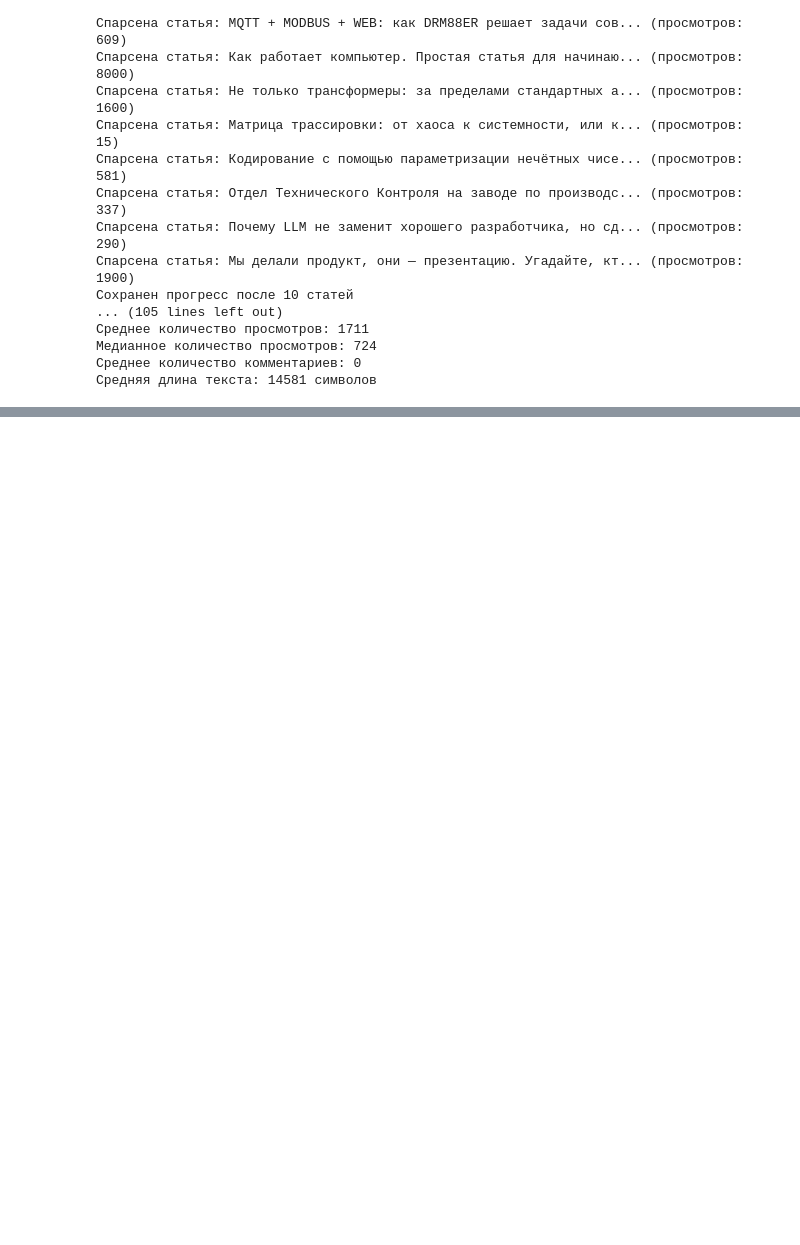
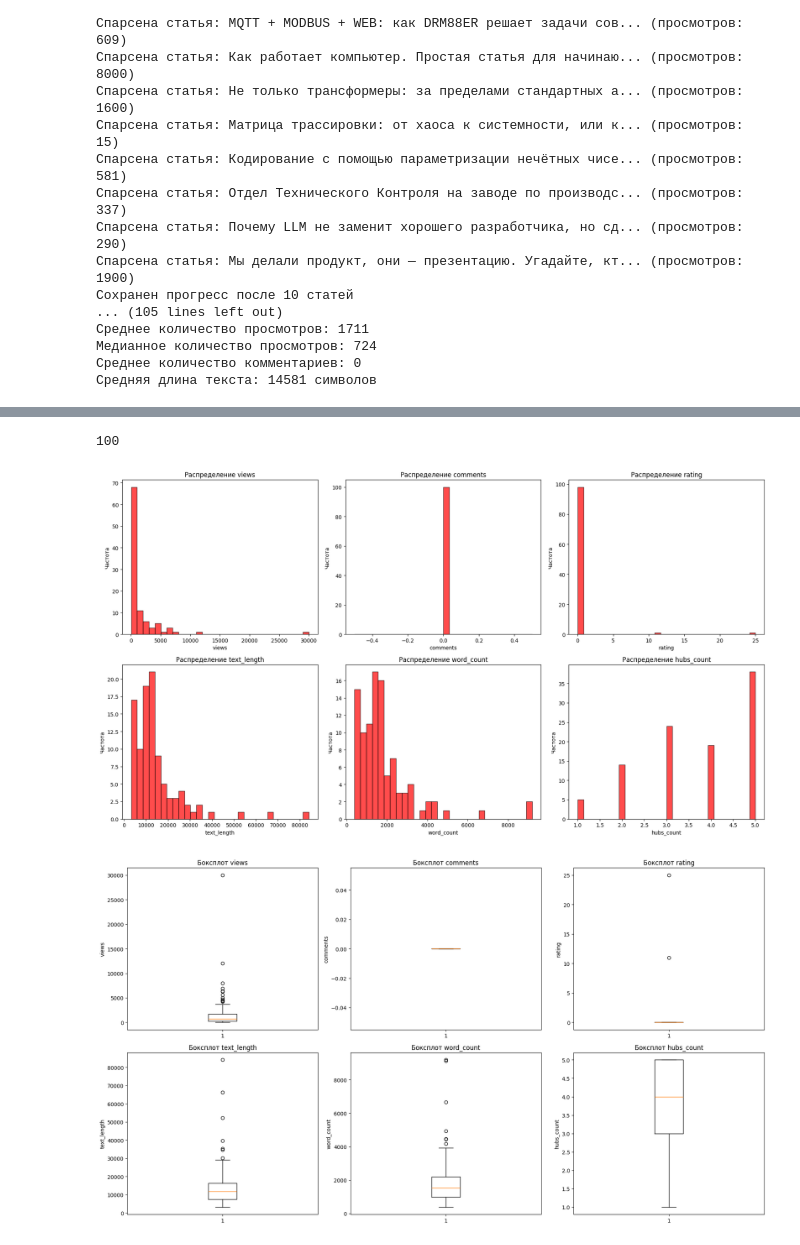
Before and after one commit to AnastasiyaMartynova/nlp_labs, a Jupyter notebook: homework1/homework1.ipynb, the cells around one changed output, grey strips where cells are left out. Cells and saved outputs as stored; diff of their text form; code cells hidden in the pictures; blank space fills up the shorter version.

Commit message:
homework1: data preprocession and visualisation

```diff
--- a/homework1/homework1.ipynb
+++ b/homework1/homework1.ipynb
@@ -403,0 +494,50 @@ if __name__ == "__main__":
+# %%
+# Заполнение пропусков
+df['text'] = df['text'].fillna('')
+df['title'] = df['title'].fillna('No title')
+df['author'] = df['author'].fillna('Unknown')
+
+# Удаление дубликатов
+initial_size = len(df)
+df = df.drop_duplicates(subset=['url', 'title'])
+
+# Преобразование даты
+df['publish_date'] = pd.to_datetime(df['publish_date'], errors='coerce')
+
+# Добавление новых признаков
+df['publish_year'] = df['publish_date'].dt.year
+df['publish_month'] = df['publish_date'].dt.month
+df['avg_reading_speed'] = df['text_length'] / (df['word_count'] + 1)  # средняя длина слова
+# %%
+print(len(df))
+# %% [output]
+100
+# %%
+numeric_cols = ['views', 'comments', 'rating', 'text_length', 'word_count', 'hubs_count']
+
+fig, axes = plt.subplots(2, 3, figsize=(18, 10))
+axes = axes.ravel()
+
+for i, col in enumerate(numeric_cols):
+    axes[i].hist(df[col], bins=30, alpha=0.7, color='red', edgecolor='black')
+    axes[i].set_title(f'Распределение {col}')
+    axes[i].set_xlabel(col)
+    axes[i].set_ylabel('Частота')
+
+plt.tight_layout()
+plt.show()
+
+# Боксплоты для выбросов
+fig, axes = plt.subplots(2, 3, figsize=(18, 10))
+axes = axes.ravel()
+
+for i, col in enumerate(numeric_cols):
+    axes[i].boxplot(df[col])
+    axes[i].set_title(f'Боксплот {col}')
+    axes[i].set_ylabel(col)
+
+plt.tight_layout()
+plt.show()
+# %% [output]
+[figure, added]
+[figure, added]
```
Also changed, not shown: parts of 5 cells of this notebook.
